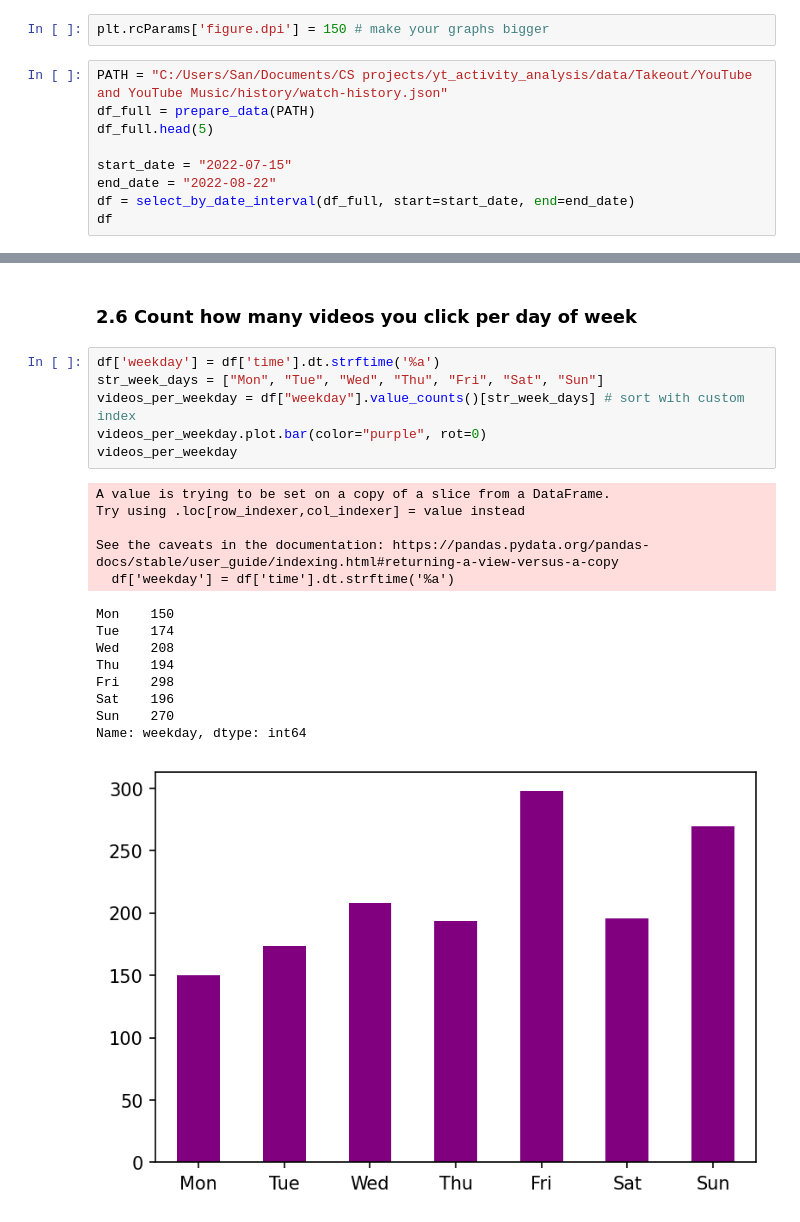
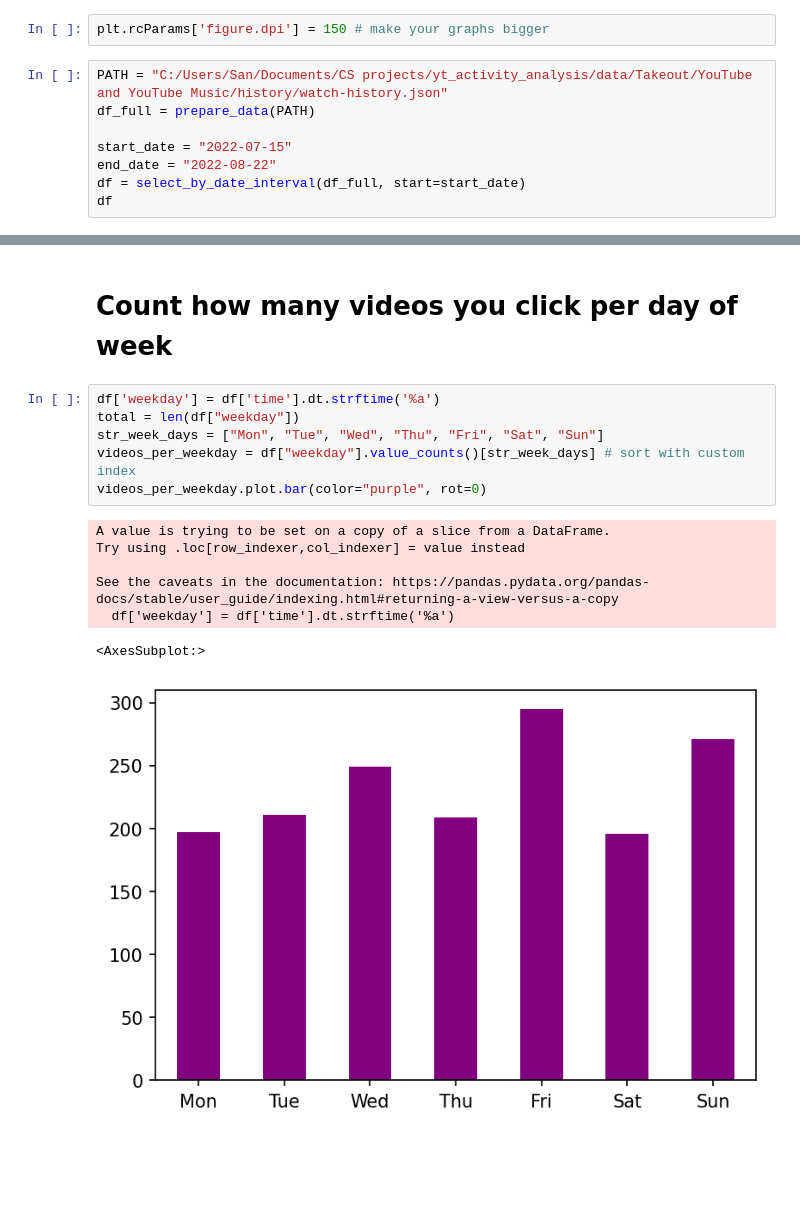
Before and after one commit to SanAntonik/yt_activity_analysis, a Jupyter notebook: explore.ipynb, the cells around one changed output, grey strips where cells are left out. Saved outputs shown, nothing was run; the diff lists cells and outputs as text; blank space fills up the shorter version.

```diff
--- a/explore.ipynb
+++ b/explore.ipynb
@@ -12,11 +12,10 @@ plt.rcParams['figure.dpi'] = 150 # make your graphs bigger
 # %%
 PATH = "C:/Users/San/Documents/CS projects/yt_activity_analysis/data/Takeout/YouTube and YouTube Music/history/watch-history.json"
 df_full = prepare_data(PATH)
-df_full.head(5)
 
 start_date = "2022-07-15"
 end_date = "2022-08-22"
-df = select_by_date_interval(df_full, start=start_date, end=end_date)
+df = select_by_date_interval(df_full, start=start_date)
 df
 # %% [output]
 |  | video_title | channel_name | time |
@@ -144,23 +134,16 @@ df_top_n_channels.plot.bar(stacked=True, rot=0,
 # %% [markdown]
-### 2.6 Count how many videos you click per day of week
+# Count how many videos you click per day of week
 # %%
 df['weekday'] = df['time'].dt.strftime('%a')
+total = len(df["weekday"])
 str_week_days = ["Mon", "Tue", "Wed", "Thu", "Fri", "Sat", "Sun"]
 videos_per_weekday = df["weekday"].value_counts()[str_week_days] # sort with custom index
 videos_per_weekday.plot.bar(color="purple", rot=0)
-videos_per_weekday
 # %% [output]
 A value is trying to be set on a copy of a slice from a DataFrame.
 Try using .loc[row_indexer,col_indexer] = value instead
 
 See the caveats in the documentation: https://pandas.pydata.org/pandas-docs/stable/user_guide/indexing.html#returning-a-view-versus-a-copy
   df['weekday'] = df['time'].dt.strftime('%a')
-Mon    150
-Tue    174
-Wed    208
-Thu    194
-Fri    298
-Sat    196
-Sun    270
-Name: weekday, dtype: int64
+<AxesSubplot:>
-[figure, old version]
+[figure, new version]
```
Also changed, not shown: parts of 19 cells of this notebook.
